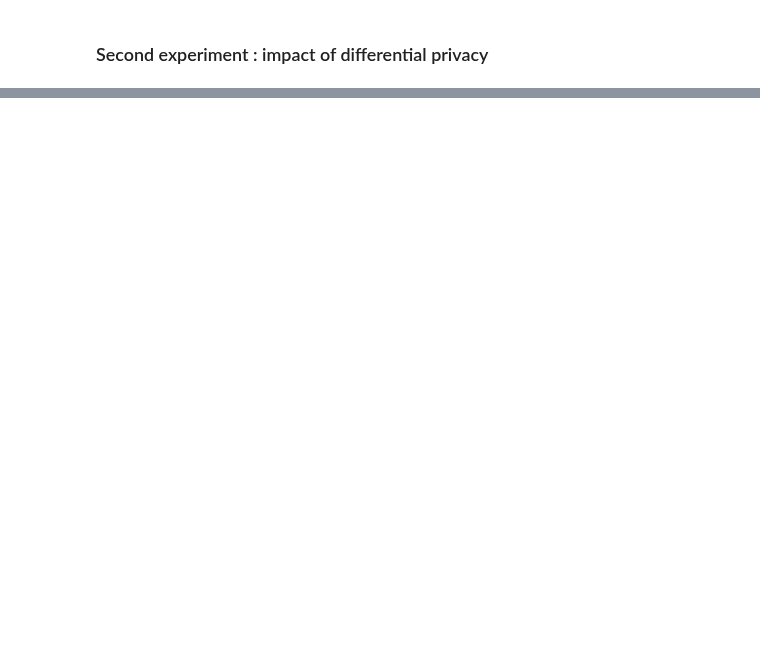
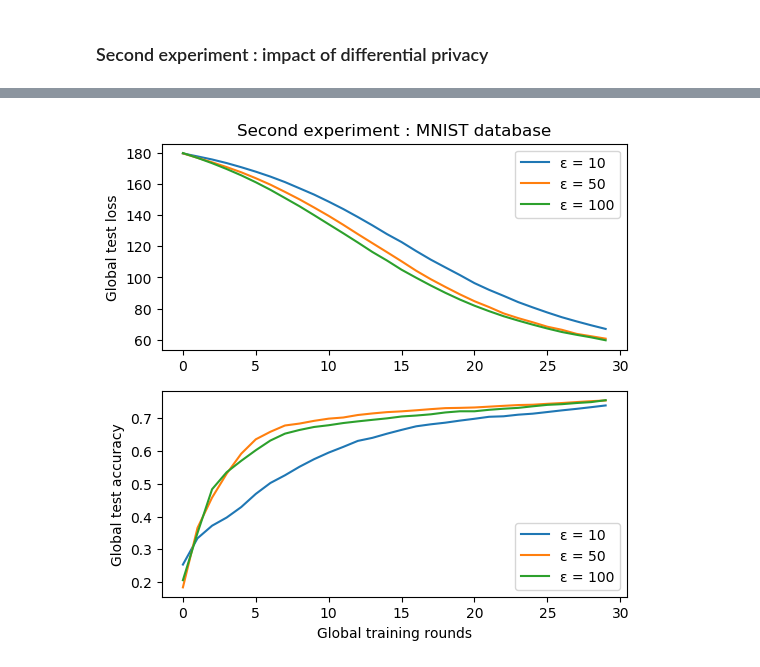
Before and after one commit to jan-kreischer/FedML_w_DP, a Jupyter notebook: experiments/exp_FedMNIST.ipynb, the cells around one changed output, grey strips where cells are left out. Saved outputs shown, nothing was run; the diff lists cells and outputs as text; code cells hidden in the pictures; blank space fills up the shorter version.

Commit message:
last version of MNIST notebook

```diff
--- a/experiments/exp_FedMNIST.ipynb
+++ b/experiments/exp_FedMNIST.ipynb
@@ -18,8 +18,8 @@ plt.rcParams['figure.dpi'] = 100
 ### First experiment : impact of federated learning
 # %%
 LR = 0.01
-EPOCHS = 5
-NR_TRAINING_ROUNDS = 10
+EPOCHS = 1
+NR_TRAINING_ROUNDS = 30
 BATCH_SIZE = 128
 
 RANGE_NR_CLIENTS = [1,5,10]
@@ -42,7 +42,7 @@ for nr_clients in RANGE_NR_CLIENTS:
         device=None,
         verbose='all')
 
-    test_losses, test_accs = server.train(early=False, patience=4)
+    test_losses, test_accs = server.train()
 
     experiment_losses.append(test_losses)
     experiment_accs.append(test_accs)
@@ -52,21 +56,20 @@ plot_exp(experiment_losses, experiment_accs, names)
 # %% [markdown]
 ### Second experiment : impact of differential privacy
 # %%
-NR_CLIENTS = 3
-NR_TRAINING_ROUNDS = 6
-EPOCHS = 6
-PATIENCE = 4
+NR_CLIENTS = 10
+NR_TRAINING_ROUNDS = 30
+EPOCHS = 1
 LR = 0.01
 BATCH_SIZE = 128
 
 MAX_GRAD_NORM = 1.2
 NOISE_MULTIPLIER = None
 
-RANGE_EPSILON = [60]
+RANGE_EPSILON = [10,50,100]
 # %%
 experiment_losses, experiment_accs = [], []
 for epsilon in RANGE_EPSILON:
-    print(f"### epsilon : {epsilon} ###\n\n")
+    print(f"### ε : {epsilon} ###\n\n")
     server = Server(
         nr_clients=NR_CLIENTS,
         nr_training_rounds=NR_TRAINING_ROUNDS,
@@ -82,6 +85,6 @@ for epsilon in RANGE_EPSILON:
         device=None,
         verbose='all')
 
-    test_losses, test_accs = server.train(early=False, patience=PATIENCE)
+    test_losses, test_accs = server.train()
     experiment_losses.append(test_losses)
     experiment_accs.append(test_accs)
@@ -88,3 +109,7 @@ for epsilon in RANGE_EPSILON:
 # %%
 names = [f'ε = {i}' for i in RANGE_EPSILON]
-plot_exp(experiment_losses, experiment_accs, names)
+title = 'Second experiment : MNIST database'
+fig = plot_exp(experiment_losses, experiment_accs, names, title)
+plt.savefig('MNIST_exp2.pdf')
+# %% [output]
+[figure, added]
```
Also changed, not shown: parts of 2 cells of this notebook, 1 other file.
